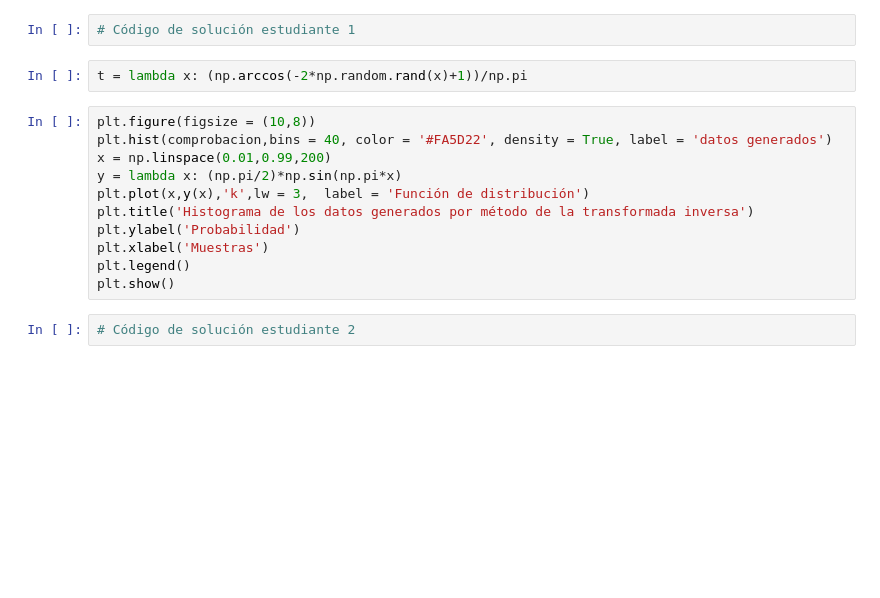
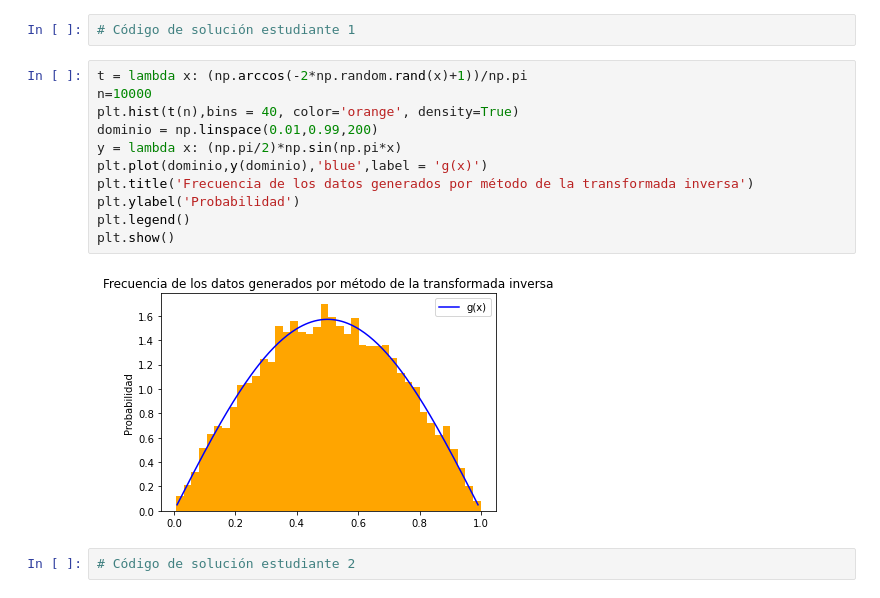
Before and after one commit to Zairo9/ProyectoConjunto_LSanchez_GHerrera, a Jupyter notebook: Tarea_5.ipynb, the cells around one changed output. Saved outputs shown, nothing was run; the diff lists cells and outputs as text; blank space fills up the shorter version.

```diff
--- a/Tarea_5.ipynb
+++ b/Tarea_5.ipynb
@@ -55,19 +89,19 @@ plt.legend();
 ![image.png](attachment:image.png)
 # %%
 # Código de solución estudiante 1
-# %%
-t = lambda x: (np.arccos(-2*np.random.rand(x)+1))/np.pi
 # %%
-plt.figure(figsize = (10,8))
-plt.hist(comprobacion,bins = 40, color = '#FA5D22', density = True, label = 'datos generados')
-x = np.linspace(0.01,0.99,200)
+t = lambda x: (np.arccos(-2*np.random.rand(x)+1))/np.pi
+n=10000
+plt.hist(t(n),bins = 40, color='orange', density=True)
+dominio = np.linspace(0.01,0.99,200)
 y = lambda x: (np.pi/2)*np.sin(np.pi*x)
-plt.plot(x,y(x),'k',lw = 3,  label = 'Función de distribución')
-plt.title('Histograma de los datos generados por método de la transformada inversa')
+plt.plot(dominio,y(dominio),'blue',label = 'g(x)')
+plt.title('Frecuencia de los datos generados por método de la transformada inversa')
 plt.ylabel('Probabilidad')
-plt.xlabel('Muestras')
 plt.legend()
 plt.show()
+# %% [output]
+[figure, added]
 # %%
 # Código de solución estudiante 2
 # %% [markdown]
```
Also changed, not shown: parts of 7 cells of this notebook.
